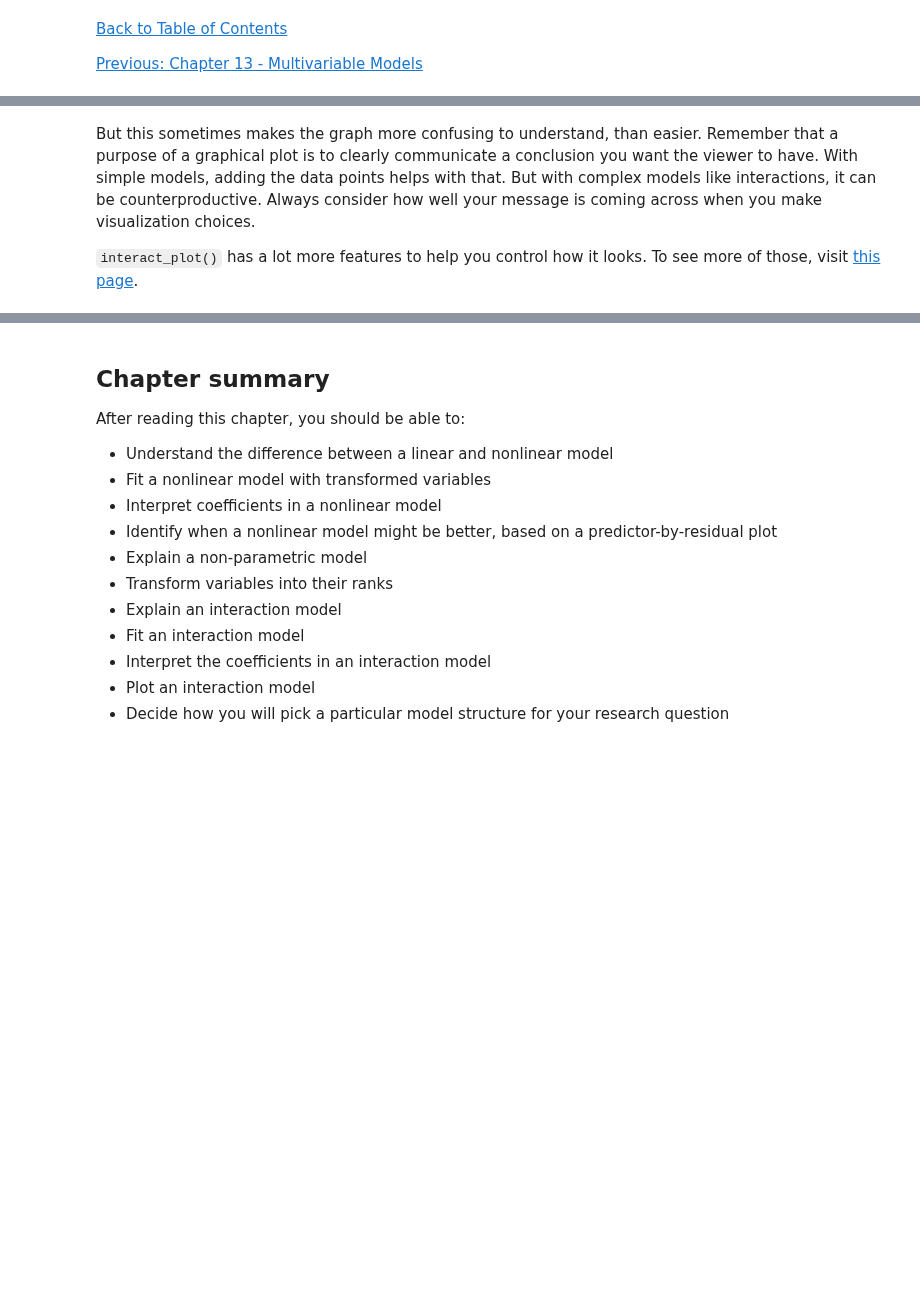
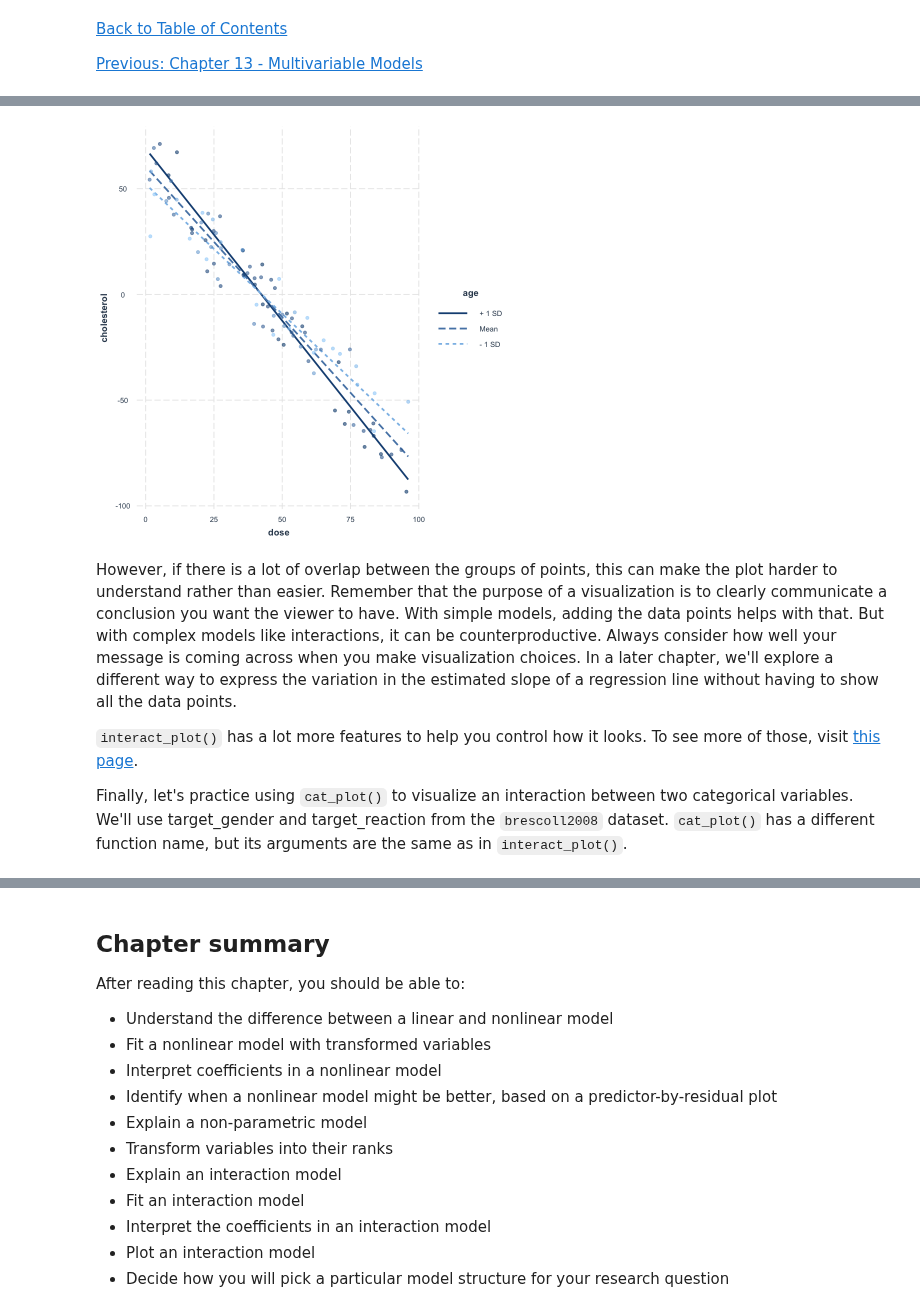
Before and after one commit to smburns47/Psyc158, a Jupyter notebook: chapter-14.ipynb, the cells around one changed output, grey strips where cells are left out. Drawn from its saved outputs; the diff is of its cells as text; code cells hidden in the pictures; blank space fills up the shorter version.

````diff
--- a/chapter-14.ipynb
+++ b/chapter-14.ipynb
@@ -256,0 +357,10 @@ You can also make this plot to include the data points:
+# %%
+#simulation for the interaction effect of dose and age on cholesterol
+set.seed(10)
+dose <- runif(100, 0, 100) #uniformly distributed doses
+age <- rnorm(100, 45, 20)  #normally distributed ages
+error <- rnorm(100, 0, 10) #some unexplained error
+cholesterol <- 40 - 1*dose + 0.5*age - 0.01*dose*age + error #the data generation process
+
+cholesterol_data <- data.frame(cholesterol, dose, age)
+cholesterol_model2 <- lm(cholesterol ~ dose*age, data = cholesterol_data)
@@ -257,7 +375,11 @@ You can also make this plot to include the data points:
 # %%
 #plotting interaction with datapoints
-interact_plot(cholesterol_model, pred = dose, modx = age, plot.points = TRUE)
+interact_plot(cholesterol_model2, pred = dose, modx = age, plot.points = TRUE)
+# %% [output]
+[figure, added]
 # %% [markdown]
-But this sometimes makes the graph more confusing to understand, than easier. Remember that a purpose of a graphical plot is to clearly communicate a conclusion you want the viewer to have. With simple models, adding the data points helps with that. But with complex models like interactions, it can be counterproductive. Always consider how well your message is coming across when you make visualization choices.
+However, if there is a lot of overlap between the groups of points, this can make the plot harder to understand rather than easier. Remember that the purpose of a visualization is to clearly communicate a conclusion you want the viewer to have. With simple models, adding the data points helps with that. But with complex models like interactions, it can be counterproductive. Always consider how well your message is coming across when you make visualization choices. In a later chapter, we'll explore a different way to express the variation in the estimated slope of a regression line without having to show all the data points.
 
 ```interact_plot()``` has a lot more features to help you control how it looks. To see more of those, visit [this page](https://cran.r-project.org/web/packages/interactions/vignettes/interactions.html).
+
+Finally, let's practice using ```cat_plot()``` to visualize an interaction between two categorical variables. We'll use target_gender and target_reaction from the ```brescoll2008``` dataset. ```cat_plot()``` has a different function name, but its arguments are the same as in ```interact_plot()```.
````
Also changed, not shown: parts of 39 cells of this notebook, 5 other files.
